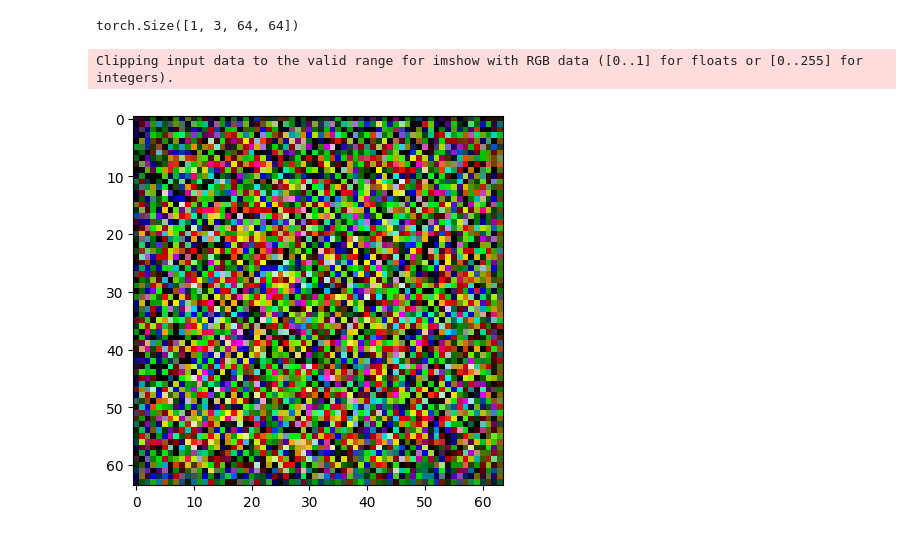
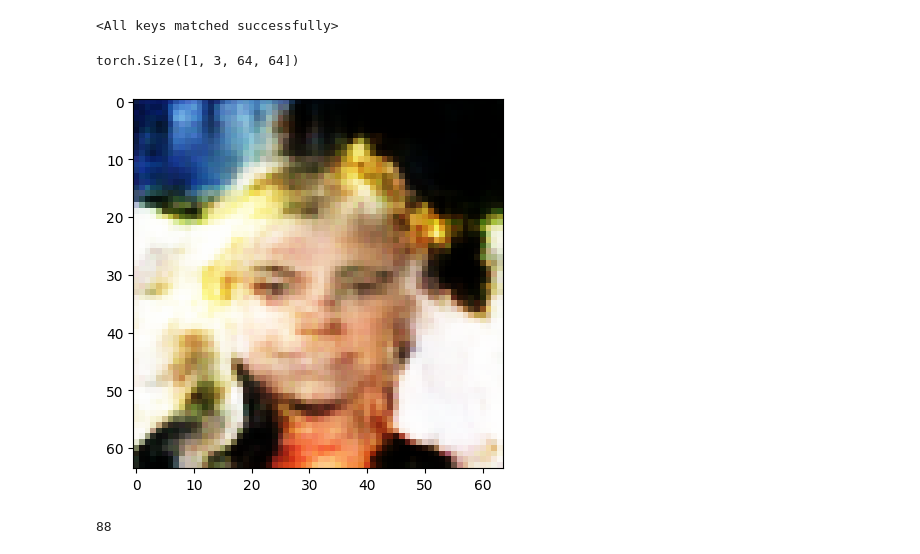
Before and after one commit to Thizzle12/DCGAN, a Jupyter notebook: dcgan/model/notebooks/Test.ipynb, the cells around one changed output. Cells and saved outputs as stored; diff of their text form; code cells hidden in the pictures.

Commit message:
Face generation trained using DCGAN

```diff
--- a/dcgan/model/notebooks/Test.ipynb
+++ b/dcgan/model/notebooks/Test.ipynb
@@ -7,19 +11,20 @@ import torch
 
 from dcgan.model.generator import Generator
 # %%
-gen = Generator()
+gen = Generator(latent_dims=256)
 
-gen.load_state_dict(torch.load(r'./dcgan/model_dicts/generator_4.pt'))
-
-inputs = torch.randn(1, 100, 1, 1)
-generated_img = gen(inputs)
-generated_img.shape
+gen.load_state_dict(torch.load(r'./dcgan/model_dicts/generator_1.pt'))
 # %% [output]
-torch.Size([1, 3, 64, 64])
+<All keys matched successfully>
 # %%
+inputs = torch.randn(32, 100, 1, 1)
+generated_img = gen(inputs)
+print(generated_img.shape)
+
 plt.figure()
-plt.imshow(torch.permute(torch.squeeze(generated_img), (1,2, 0)).detach().numpy())
+plt.imshow(torch.permute(torch.squeeze(generated_img[0, ...]), (1, 2, 0)).detach().numpy())
 plt.show()
+# generated_img
 # %% [output]
-Clipping input data to the valid range for imshow with RGB data ([0..1] for floats or [0..255] for integers).
+torch.Size([1, 3, 64, 64])
-[figure, old version]
+[figure, new version]
@@ -28,9 +35,11 @@ from torch.utils.data import DataLoader
 from dcgan.data.dataset import GANDataset
 
 dataset = GANDataset(
-    file_path=r'C:\Users\Theis\Pictures\Camera Roll\Ny mappe',
+    file_path=r'C:\Users\thefr\Desktop\Datasets\pokemon',
 )
 data_batches = DataLoader(dataset, 4, shuffle=True, num_workers=3)
+# %% [output]
+88
 # %%
 img = next(iter(data_batches))
 for i in range(img.shape[0]):
```
Also changed, not shown: parts of 4 cells of this notebook, 7 other files.
